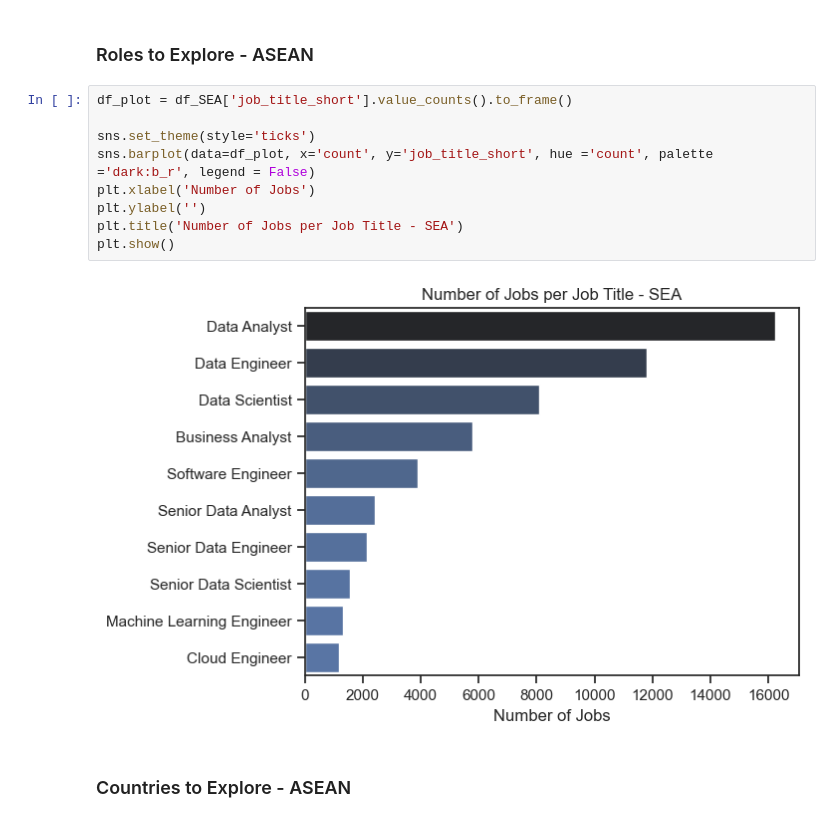
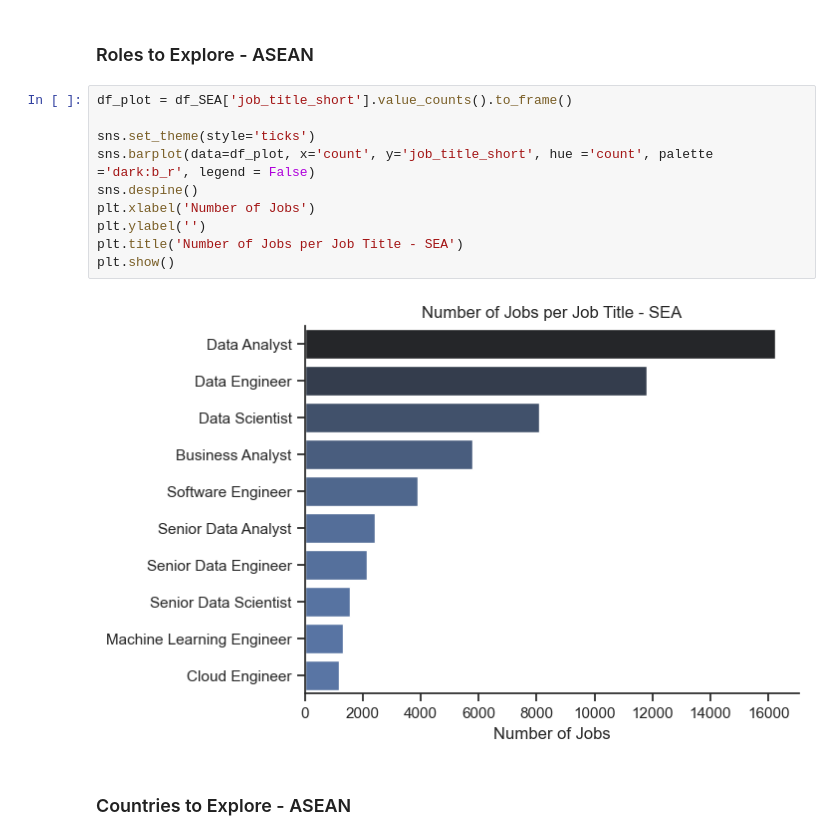
Before and after one commit to Victor-Nguyen-da-dev/Python-Portfolio-1, a Jupyter notebook: 3.Projects/1.EDA_Intro_SEA.ipynb, the cells around one changed output. Saved outputs shown, nothing was run; the diff lists cells and outputs as text.

```diff
--- a/3.Projects/1.EDA_Intro_SEA.ipynb
+++ b/3.Projects/1.EDA_Intro_SEA.ipynb
@@ -81,14 +84,15 @@ plt.show()
 # %%
 df_plot = df_SEA['job_title_short'].value_counts().to_frame()
 
 sns.set_theme(style='ticks')
 sns.barplot(data=df_plot, x='count', y='job_title_short', hue ='count', palette ='dark:b_r', legend = False)
+sns.despine()
 plt.xlabel('Number of Jobs')
 plt.ylabel('')
 plt.title('Number of Jobs per Job Title - SEA')
 plt.show()
 # %% [output]
-[figure, old version]
+[figure, new version]
 # %% [markdown]
 ### Countries to Explore - ASEAN
 # %%
```
Also changed, not shown: parts of 5 cells of this notebook, 4 other files.
